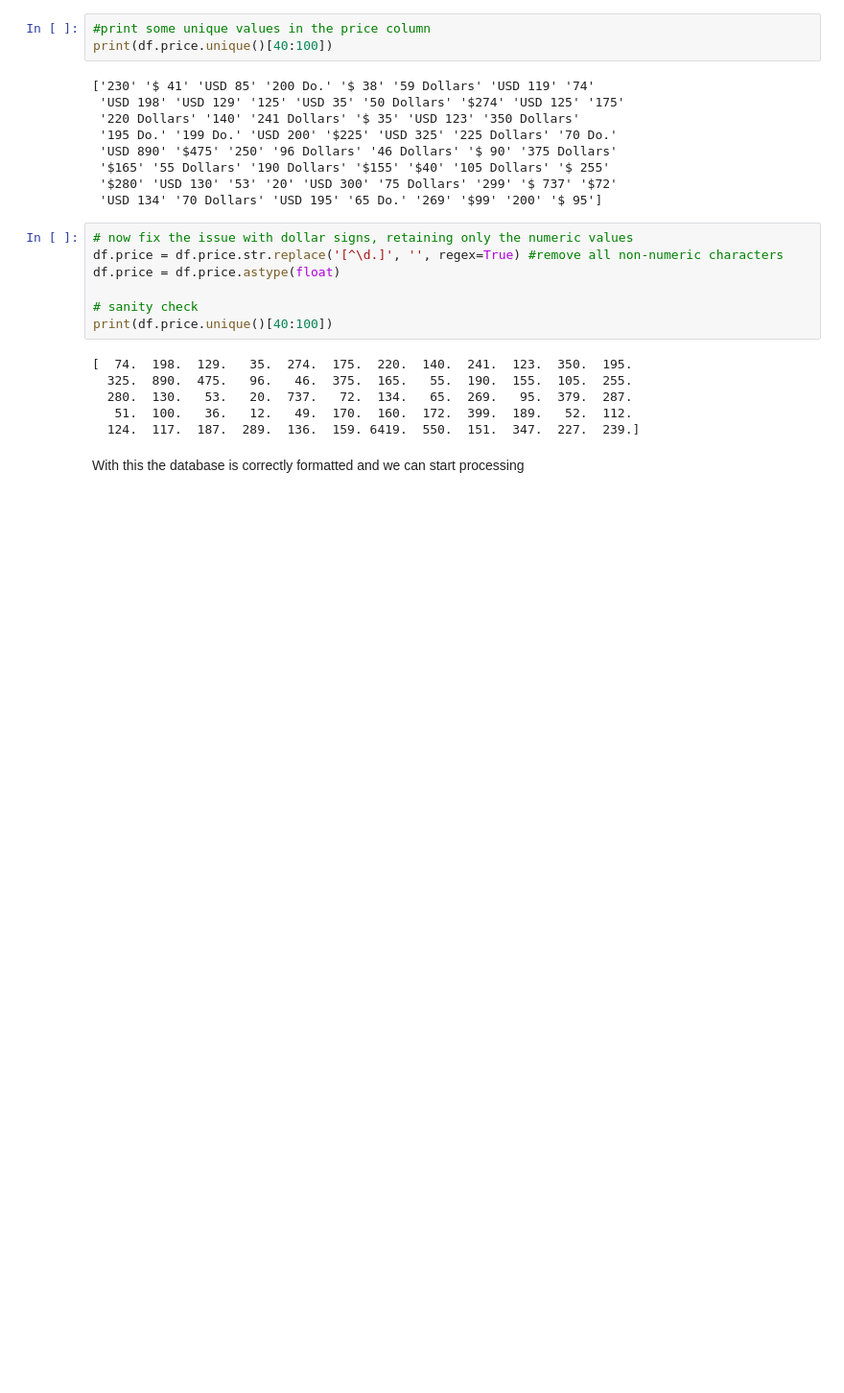
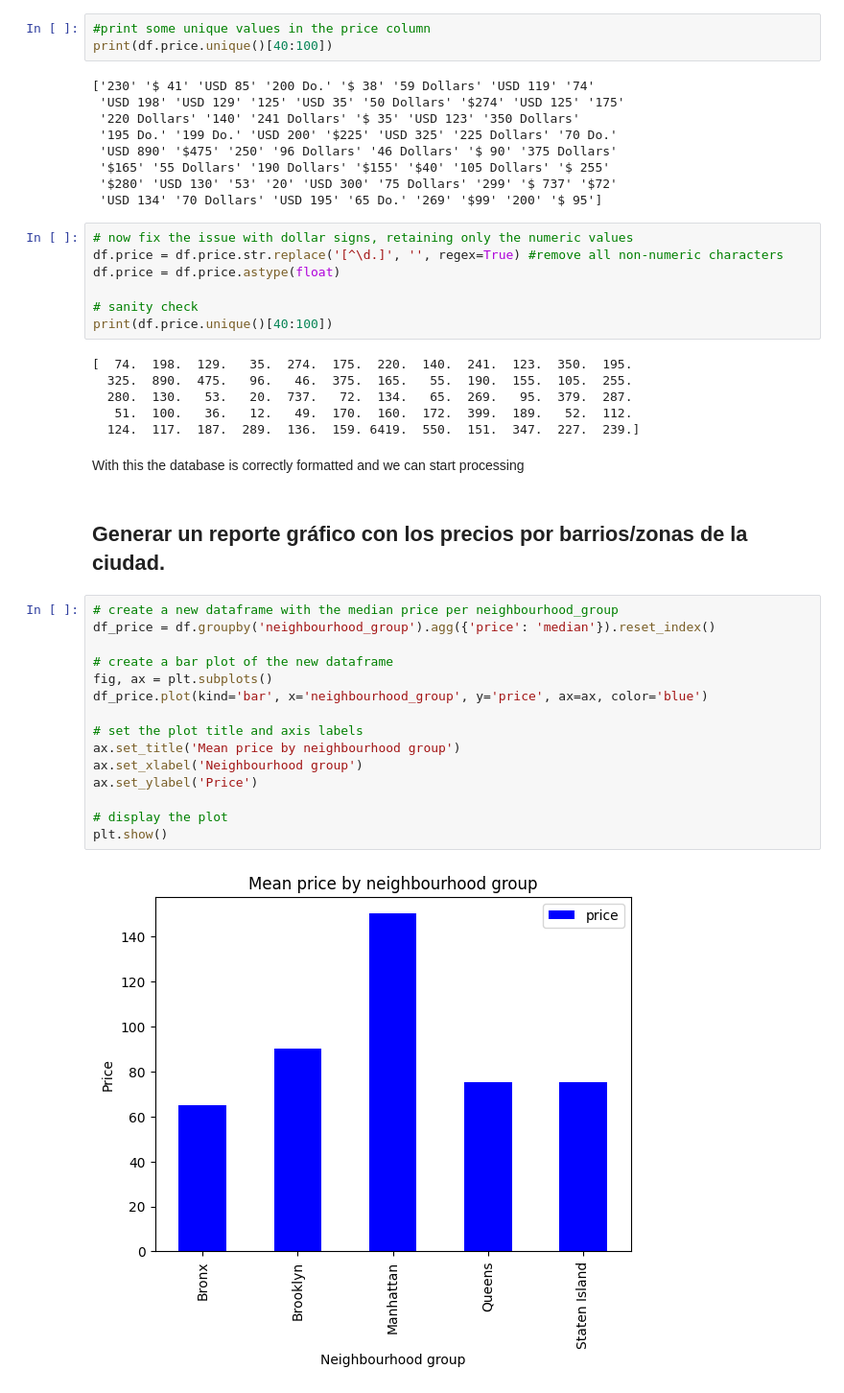
Before and after one commit to leopoldoagorio/Challenges, a Jupyter notebook: Airbnb.ipynb, the cells around one changed output. Shown: that part at 96% size. Saved outputs shown, nothing was run; the diff lists cells and outputs as text; blank space fills up the shorter version.

Commit message:
first plots

```diff
--- a/Airbnb.ipynb
+++ b/Airbnb.ipynb
@@ -281,3 +281,22 @@ print(df.price.unique()[40:100])
   124.  117.  187.  289.  136.  159. 6419.  550.  151.  347.  227.  239.]
 # %% [markdown]
 With this the database is correctly formatted and we can start processing
+# %% [markdown]
+## Generar un reporte gráfico con los precios por barrios/zonas de la ciudad.
+# %%
+# create a new dataframe with the median price per neighbourhood_group
+df_price = df.groupby('neighbourhood_group').agg({'price': 'median'}).reset_index()
+
+# create a bar plot of the new dataframe
+fig, ax = plt.subplots()
+df_price.plot(kind='bar', x='neighbourhood_group', y='price', ax=ax, color='blue')
+
+# set the plot title and axis labels
+ax.set_title('Mean price by neighbourhood group')
+ax.set_xlabel('Neighbourhood group')
+ax.set_ylabel('Price')
+
+# display the plot
+plt.show()
+# %% [output]
+[figure, added]
```
Also changed, not shown: parts of 1 cell of this notebook.
